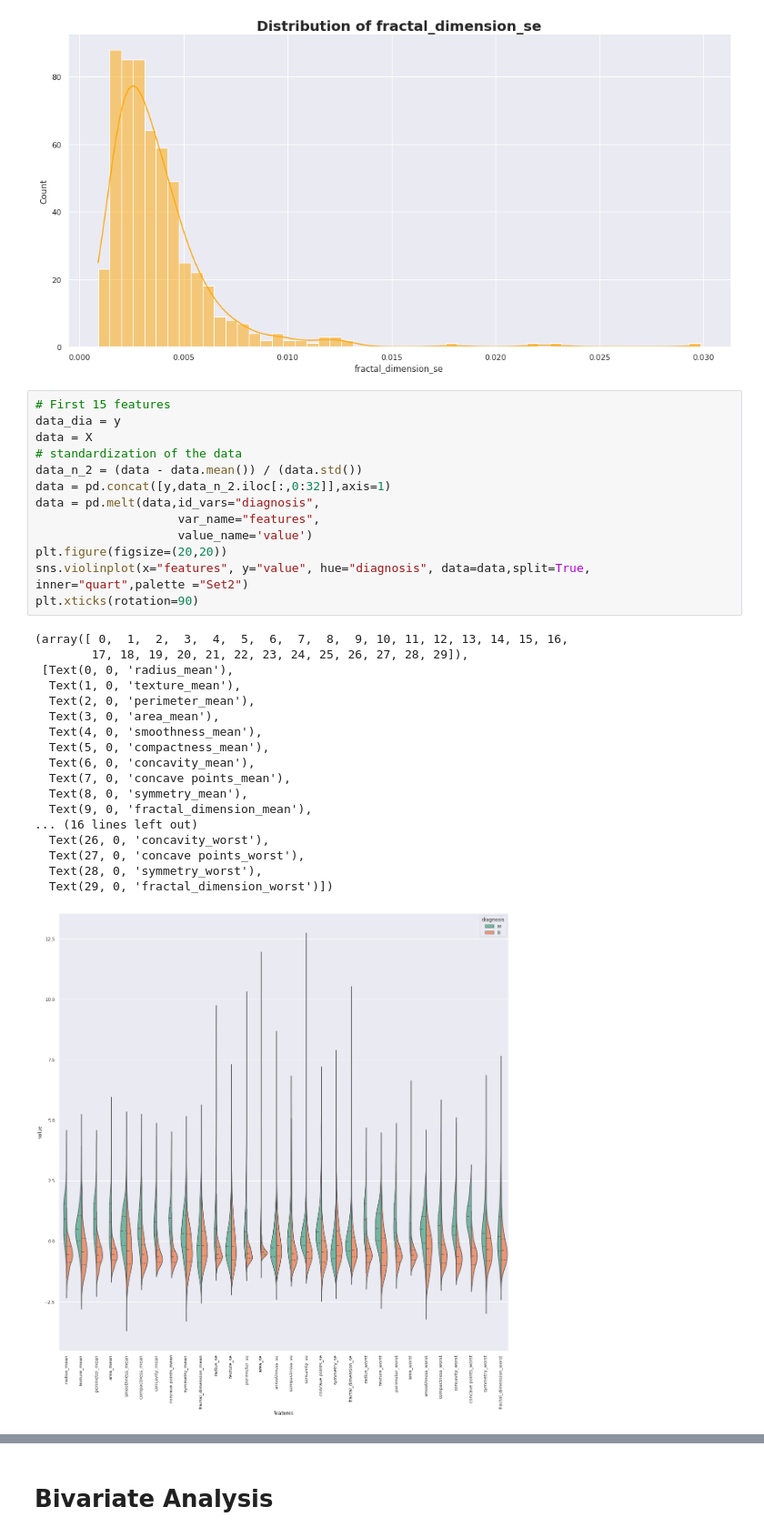
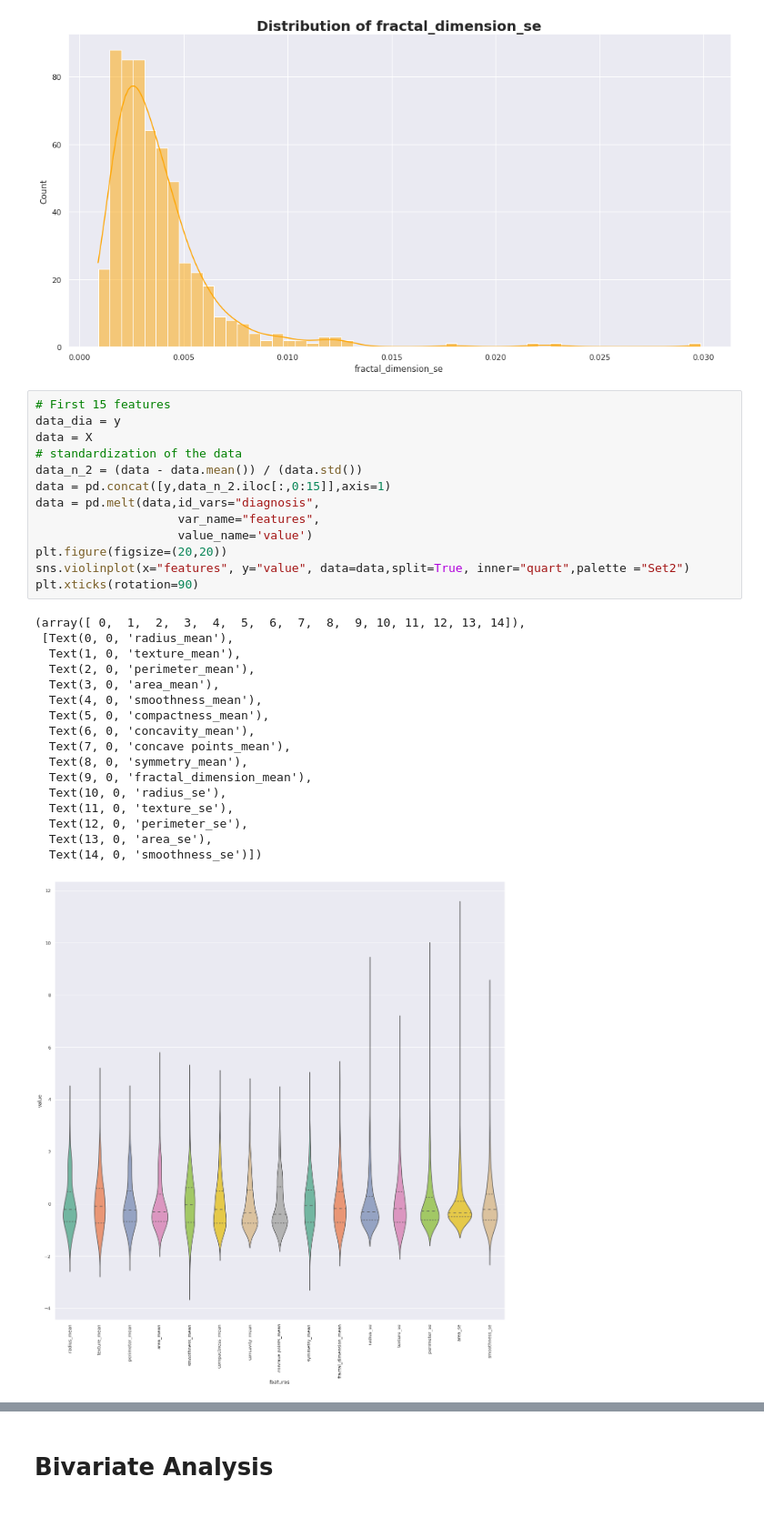
Before and after one commit to abel-blue/breastCancer-causal-Inference, a Jupyter notebook: notebooks/data_exploration.ipynb, the cells around one changed output, grey strips where cells are left out. Shown at 91% size. Saved outputs shown, nothing was run; the diff lists cells and outputs as text.

Commit message:
added Violin plots

```diff
--- a/notebooks/data_exploration.ipynb
+++ b/notebooks/data_exploration.ipynb
@@ -269,32 +269,31 @@ exploration.plot_hist(train_df, 'fractal_dimension_se', 'orange')
 # %%
 # First 15 features
 data_dia = y
 data = X
 # standardization of the data
 data_n_2 = (data - data.mean()) / (data.std())
-data = pd.concat([y,data_n_2.iloc[:,0:32]],axis=1)
+data = pd.concat([y,data_n_2.iloc[:,0:15]],axis=1)
 data = pd.melt(data,id_vars="diagnosis",
                     var_name="features",
                     value_name='value')
 plt.figure(figsize=(20,20))
-sns.violinplot(x="features", y="value", hue="diagnosis", data=data,split=True, inner="quart",palette ="Set2")
+sns.violinplot(x="features", y="value", data=data,split=True, inner="quart",palette ="Set2")
 plt.xticks(rotation=90)
 # %% [output]
-(array([ 0,  1,  2,  3,  4,  5,  6,  7,  8,  9, 10, 11, 12, 13, 14, 15, 16,
-        17, 18, 19, 20, 21, 22, 23, 24, 25, 26, 27, 28, 29]),
+(array([ 0,  1,  2,  3,  4,  5,  6,  7,  8,  9, 10, 11, 12, 13, 14]),
  [Text(0, 0, 'radius_mean'),
   Text(1, 0, 'texture_mean'),
   Text(2, 0, 'perimeter_mean'),
   Text(3, 0, 'area_mean'),
   Text(4, 0, 'smoothness_mean'),
   Text(5, 0, 'compactness_mean'),
   Text(6, 0, 'concavity_mean'),
   Text(7, 0, 'concave points_mean'),
   Text(8, 0, 'symmetry_mean'),
   Text(9, 0, 'fractal_dimension_mean'),
-... (16 lines left out)
-  Text(26, 0, 'concavity_worst'),
-  Text(27, 0, 'concave points_worst'),
-  Text(28, 0, 'symmetry_worst'),
-  Text(29, 0, 'fractal_dimension_worst')])
+  Text(10, 0, 'radius_se'),
+  Text(11, 0, 'texture_se'),
+  Text(12, 0, 'perimeter_se'),
+  Text(13, 0, 'area_se'),
+  Text(14, 0, 'smoothness_se')])
-[figure, old version]
+[figure, new version]
```
Also changed, not shown: parts of 1 cell of this notebook.
